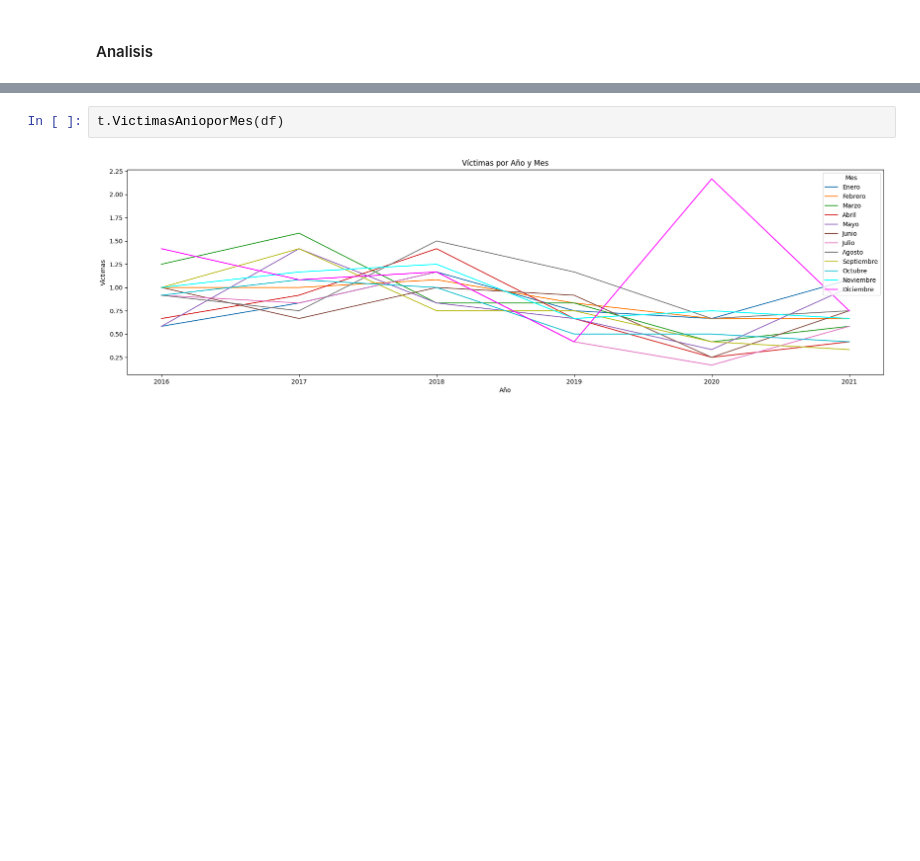
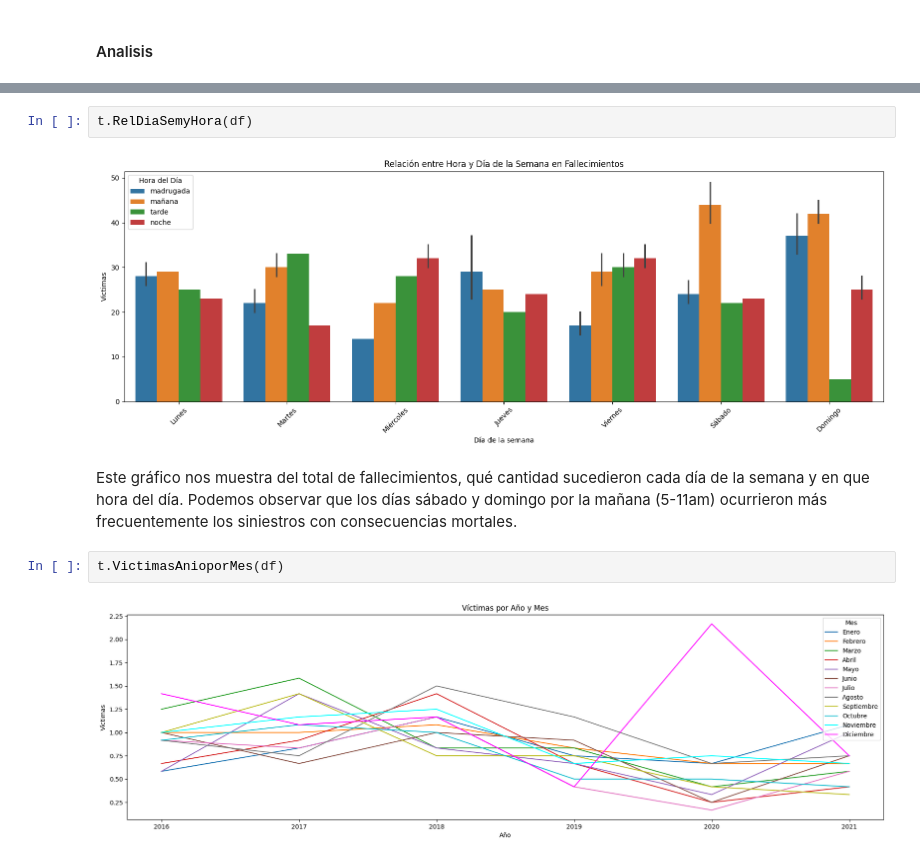
Before and after one commit to priscilamuniz/PI_Accidentes_Viales, a Jupyter notebook: 02_EDA.ipynb, the cells around one changed output, grey strips where cells are left out. Drawn from its saved outputs; the diff is of its cells as text; blank space fills up the shorter version.

```diff
--- a/02_EDA.ipynb
+++ b/02_EDA.ipynb
@@ -397,3 +348,9 @@ Se observa que diciembre representa un X% mas en comparacion a los otros meses.
+# %%
+t.RelDiaSemyHora(df)
+# %% [output]
+[figure, added]
+# %% [markdown]
+Este gráfico nos muestra del total de fallecimientos, qué cantidad sucedieron cada día de la semana y en que hora del día. Podemos observar que los días sábado y domingo por la mañana (5-11am) ocurrieron más frecuentemente los siniestros con consecuencias mortales.
 # %%
 t.VictimasAnioporMes(df)
 # %% [output]
```
Also changed, not shown: parts of 26 cells of this notebook, 2 other files.
